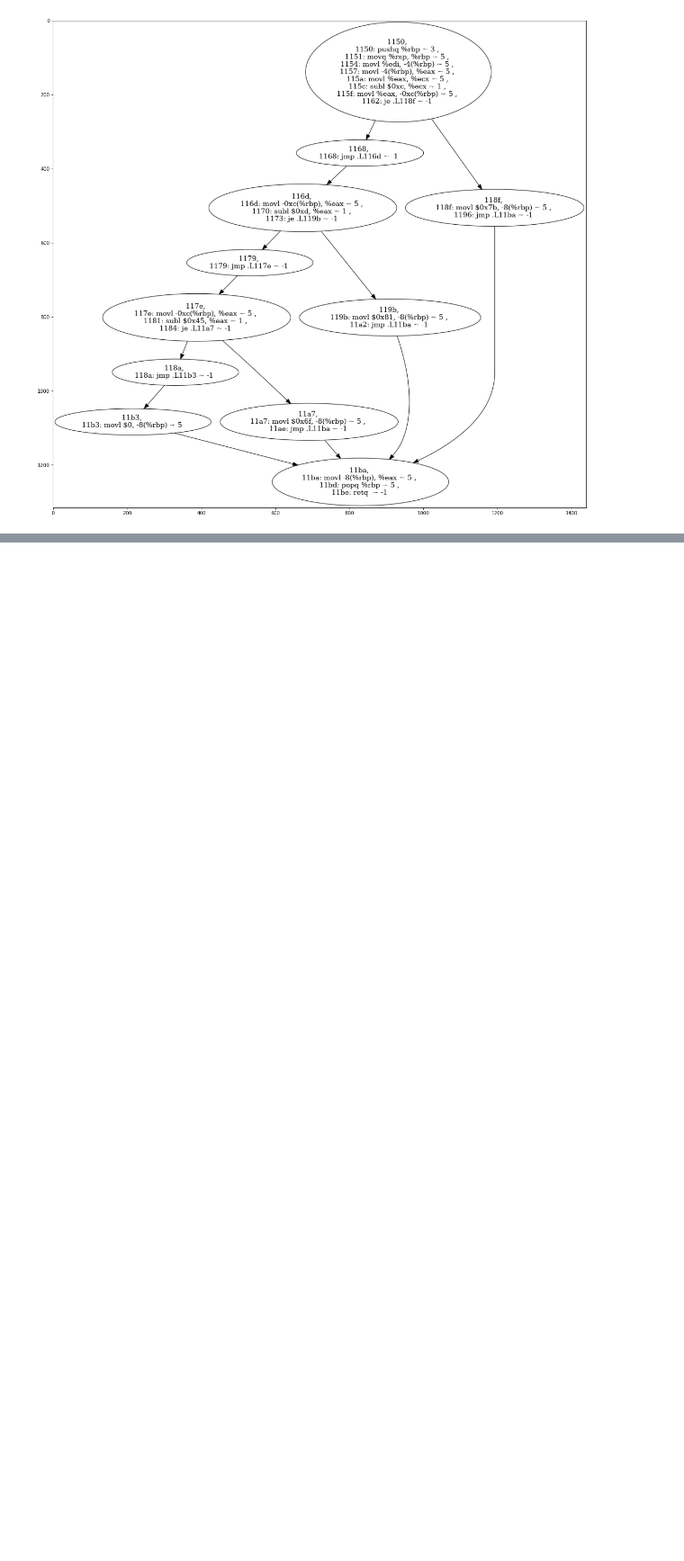
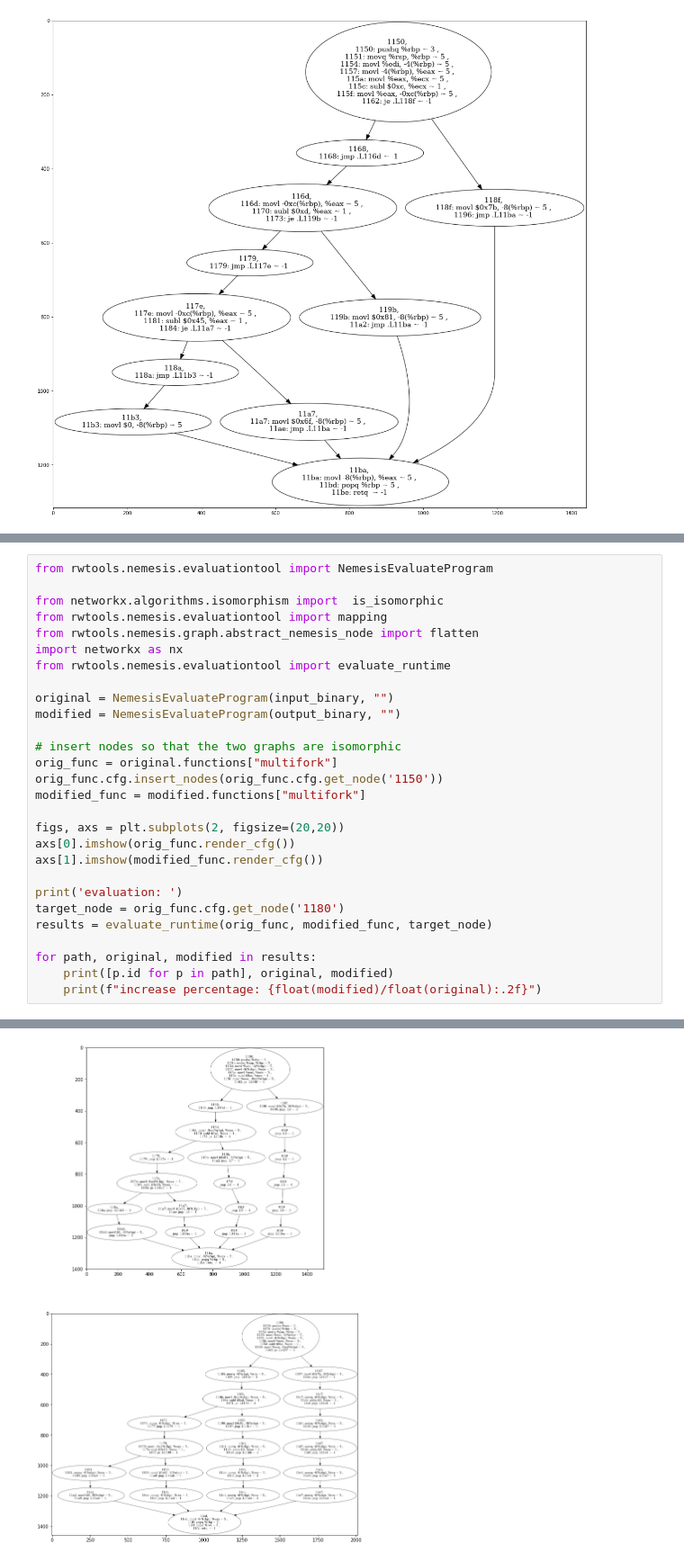
Before and after one commit to DBGilles/NemesisRetroWrite, a Jupyter notebook: retrowrite/rwtools/nemesis/evaluation_notebooks/multifork.ipynb, the cells around one changed output, grey strips where cells are left out. Shown at 90% size. Saved outputs shown, nothing was run; the diff lists cells and outputs as text; blank space fills up the shorter version.

```diff
--- a/retrowrite/rwtools/nemesis/evaluation_notebooks/multifork.ipynb
+++ b/retrowrite/rwtools/nemesis/evaluation_notebooks/multifork.ipynb
@@ -125,3 +122,32 @@ correct
 correct
 correct
 correct
+# %%
+from rwtools.nemesis.evaluationtool import NemesisEvaluateProgram
+
+from networkx.algorithms.isomorphism import  is_isomorphic
+from rwtools.nemesis.evaluationtool import mapping
+from rwtools.nemesis.graph.abstract_nemesis_node import flatten
+import networkx as nx
+from rwtools.nemesis.evaluationtool import evaluate_runtime
+
+original = NemesisEvaluateProgram(input_binary, "")
+modified = NemesisEvaluateProgram(output_binary, "")
+
+# insert nodes so that the two graphs are isomorphic
+orig_func = original.functions["multifork"]
+orig_func.cfg.insert_nodes(orig_func.cfg.get_node('1150'))
+modified_func = modified.functions["multifork"]
+
+figs, axs = plt.subplots(2, figsize=(20,20))
+axs[0].imshow(orig_func.render_cfg())
+axs[1].imshow(modified_func.render_cfg())
+
+print('evaluation: ')
+target_node = orig_func.cfg.get_node('1180')
+results = evaluate_runtime(orig_func, modified_func, target_node)
+
+for path, original, modified in results:
+    print([p.id for p in path], original, modified)
+    print(f"increase percentage: {float(modified)/float(original):.2f}")
+# %% [output]
@@ -127,0 +171 @@ correct
+[figure, added]
```
Also changed, not shown: parts of 5 cells of this notebook, 17 other files.
